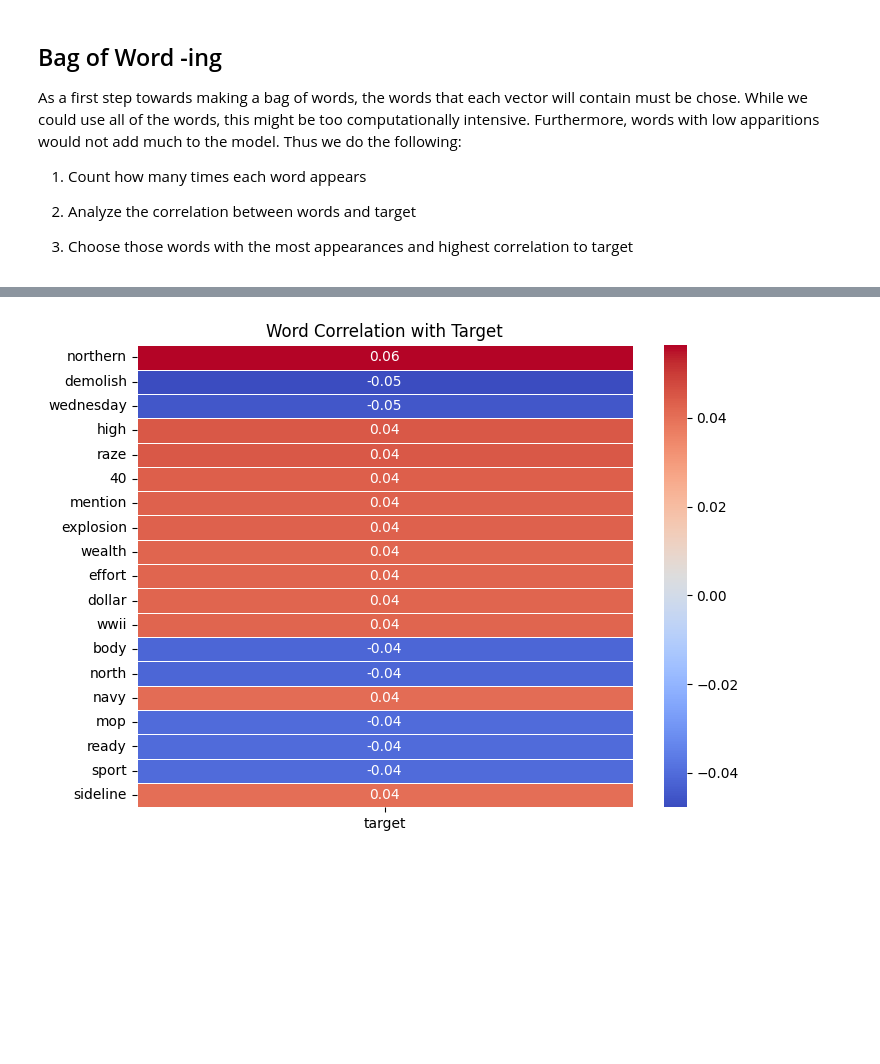
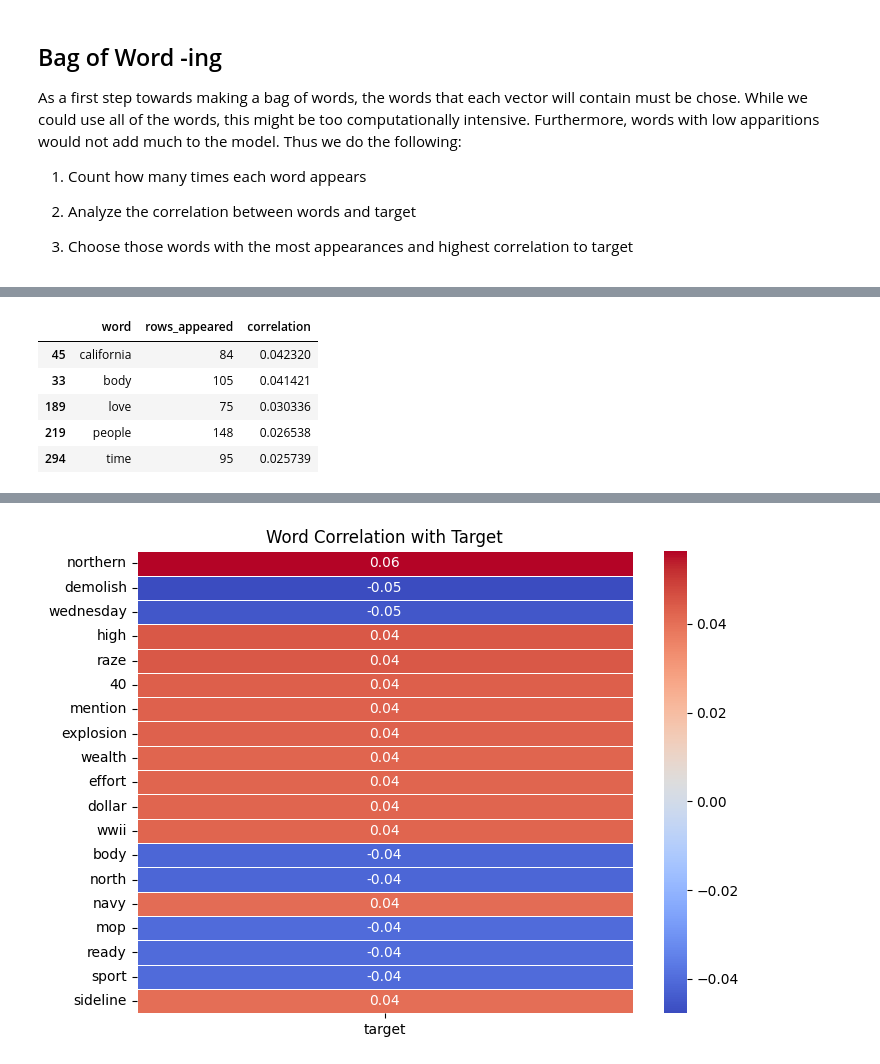
Before and after one commit to Iakovos0997/comp5015-a2, a Jupyter notebook: A2.ipynb, the cells around one changed output, grey strips where cells are left out. Cells and saved outputs as stored; diff of their text form; code cells hidden in the pictures; blank space fills up the shorter version.

```diff
--- a/A2.ipynb
+++ b/A2.ipynb
@@ -229 +232,43 @@ word_stats = word_stats.sort_values(by="rows_appeared", ascending=False).head(50
+# %%
+# Extract word feature names
+word_names = vectorizer.get_feature_names_out()
+
+# Compute correlation with target for each word
+correlations = word_df.corr()["target"].drop("target")  # Exclude target itself
+
+# Count how many rows each word appears in (document frequency)
+word_counts = word_df.iloc[:, :-1].sum(axis=0).values  # Sum across rows
+
+# Ensure that word_names, word_counts, and correlations are the same length
+min_length = min(len(word_names), len(word_counts), len(correlations))
+
+word_names = word_names[:min_length]
+word_counts = word_counts[:min_length]
+correlations = correlations.values[:min_length]
+
+# Create DataFrame with word stats
+word_stats = pd.DataFrame({
+    "word": word_names,
+    "rows_appeared": word_counts,
+    "correlation": correlations
+})
+
+# Take absolute values of correlations for ranking purposes
+word_stats["correlation"] = word_stats["correlation"].abs()
+
+# Select top 30 words based on appearance count**
+word_stats = word_stats.sort_values(by="rows_appeared", ascending=False).head(30)
+
+# Sort by absolute correlation and show the top words
+top_words_by_correlation = word_stats.sort_values(by="correlation", ascending=False).head()
+
+# Display the results
+top_words_by_correlation
+# %% [output]
+|  | word | rows_appeared | correlation |
+| 45 | california | 84 | 0.042320 |
+| 33 | body | 105 | 0.041421 |
+| 189 | love | 75 | 0.030336 |
+| 219 | people | 148 | 0.026538 |
+| 294 | time | 95 | 0.025739 |
 # %%
```
Also changed, not shown: parts of 10 cells of this notebook.
